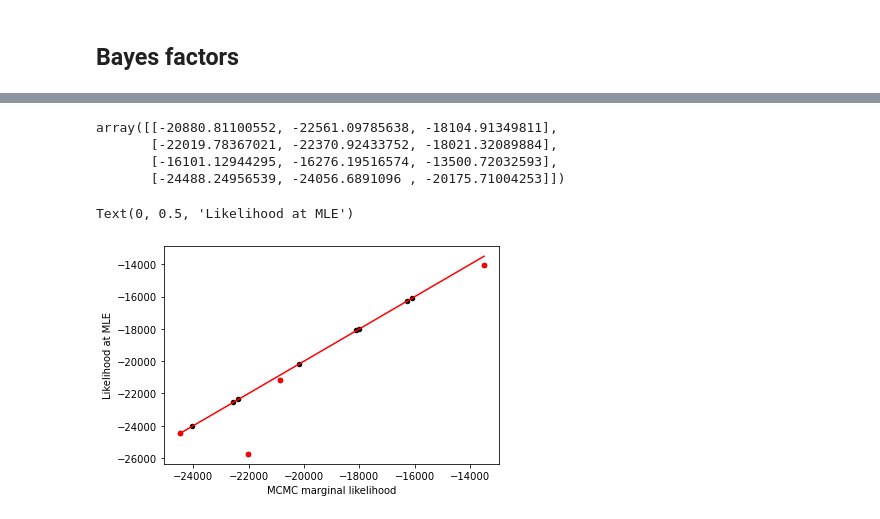
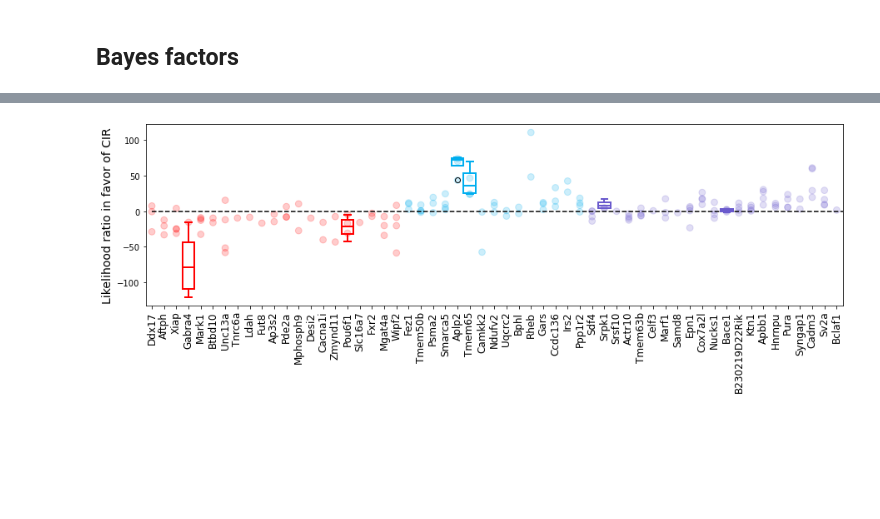
Before and after one commit to pachterlab/GVFP_2021, a Jupyter notebook: gg220806_monod_standalone.ipynb, the cells around one changed output, grey strips where cells are left out. Drawn from its saved outputs; the diff is of its cells as text; code cells hidden in the pictures; blank space fills up the shorter version.

```diff
--- a/gg220806_monod_standalone.ipynb
+++ b/gg220806_monod_standalone.ipynb
@@ -1227,7 +1028,0 @@ for k in range(4):
-# %%
-mcmc_logL
-# %% [output]
-array([[-20880.81100552, -22561.09785638, -18104.91349811],
-       [-22019.78367021, -22370.92433752, -18021.32089884],
-       [-16101.12944295, -16276.19516574, -13500.72032593],
-       [-24488.24956539, -24056.6891096 , -20175.71004253]])
@@ -1236,11 +1029,52 @@ array([[-20880.81100552, -22561.09785638, -18104.91349811],
-# %%
-plt.scatter(mcmc_logL.flatten(),gou_logL.flatten(),20,'k')
-plt.scatter(mcmc_logL.flatten()[failed.flatten()],gou_logL.flatten()[failed.flatten()],20,'r')
-
-xl = (mcmc_logL.min(),mcmc_logL.max())
-plt.plot(xl,xl,'r-')
-plt.xlabel('MCMC marginal likelihood')
-plt.ylabel('Likelihood at MLE')
-# %% [output]
-Text(0, 0.5, 'Likelihood at MLE')
-[figure, removed]
+# %%
+BF_genes= ['Pou6f1','Gabra4', 'Tmem65','Aplp2', 'Bace1','Srpk1']
+BF = np.load('loom/smc_results/four/bfs.npy')
+# %%
+indices_all = np.concatenate(indices)
+n_genes = len(indices_all)
+lik_ratios = np.zeros((n_datasets,n_genes))
+for test_data_ind in range(n_datasets):
+    for model_ind in range(n_models):
+        lik_ratios[test_data_ind,indices[model_ind]] = lik_ratios_checked[test_data_ind,model_ind]
+genes_all = np.concatenate(gene_names_to_run)
+gene_colors = sum([[colors[x]]*len(indices[x]) for x in range(n_models)],[])
+
+gf = ~(np.isnan(lik_ratios).all(0))
+lik_ratios = lik_ratios[:,gf]
+genes_all = genes_all[gf]
+gene_colors = [x for k,x in enumerate(gene_colors) if gf[k]]
+n_genes = gf.sum()
+indices_all = indices_all[gf]
+plot_indices = np.arange(n_genes)
+# %%
+markeralpha=0.2
+fig1,ax1 = plt.subplots(1,1,figsize=(15,4))
+
+ax1.plot([0,n_genes],[0,0],'k--')
+
+for test_data_ind in range(len(sample_names)):
+    ax1.scatter(plot_indices,lik_ratios[test_data_ind],\
+                60,c=gene_colors,alpha=markeralpha)
+
+lw=2
+
+for k,BF_gene in enumerate(BF_genes):
+    BF_gene_ind = np.where(genes_all==BF_gene)[0][0]
+    bp_dict = {'linewidth':lw,'color':gene_colors[BF_gene_ind]}
+    bplot = ax1.boxplot(BF[:,k], \
+                        positions = [BF_gene_ind],widths=1,patch_artist=True,\
+                        boxprops = {'linewidth':lw,'color':gene_colors[BF_gene_ind],'facecolor':'None'},
+                        capprops = bp_dict,
+                        medianprops = bp_dict,
+                        whiskerprops = bp_dict,
+                        flierprops = bp_dict)
+
+ax1.set_ylabel('Likelihood ratio in favor of CIR',fontsize=14)
+_=ax1.set_xticks(plot_indices,genes_all,rotation=90,fontsize=12)
+ax1.set_xlim([-0.5,n_genes-0.5])
+
+plt.savefig('fig/BFs.png',dpi=450)
+plt.savefig('fig/BFs.svg')
+plt.savefig('fig/BFs.pdf')
+# %% [output]
+[figure, added]
```
Also changed, not shown: parts of 15 cells of this notebook, 3 other files.
